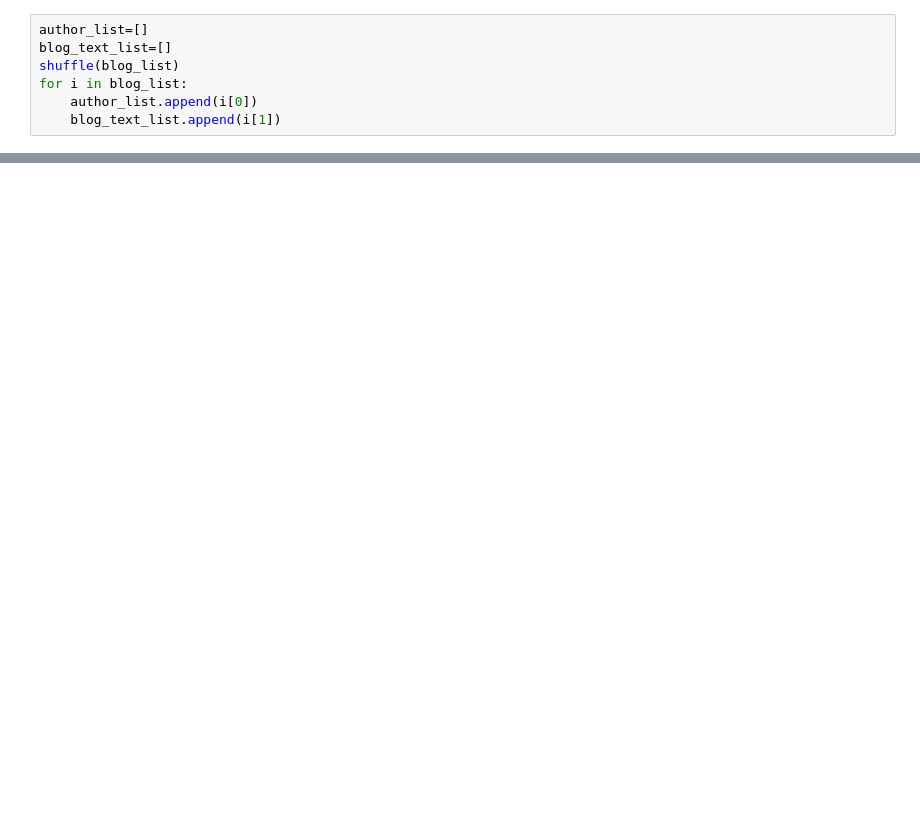
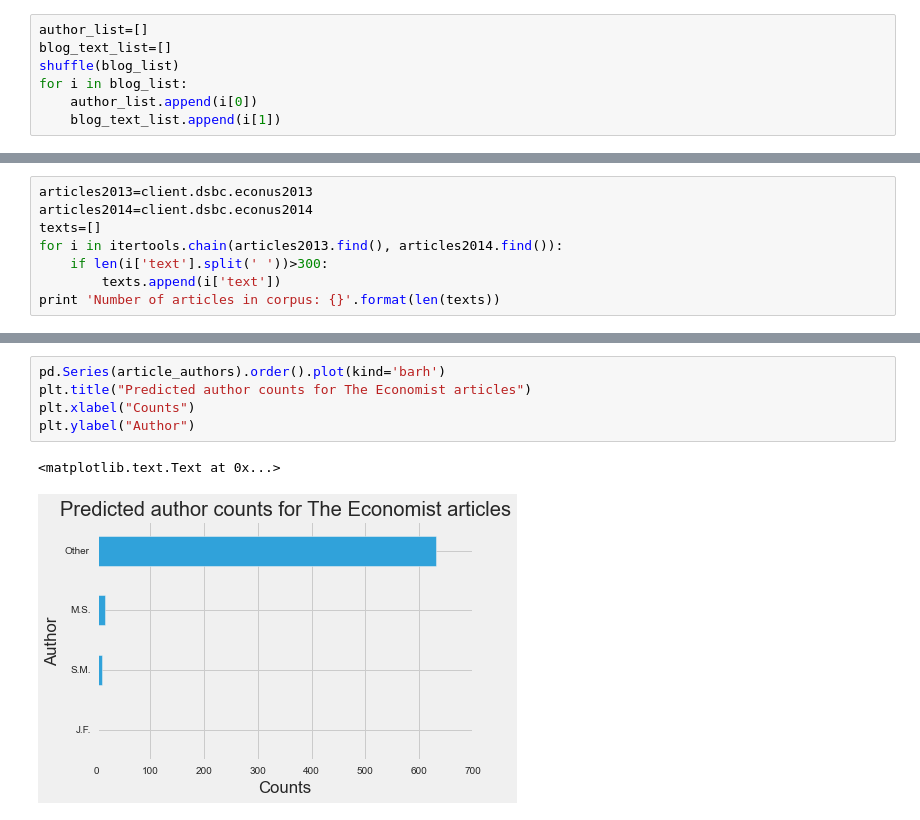
Before and after one commit to gabegluck/fletcher, a Jupyter notebook: blog_author_classification.ipynb, the cells around one changed output, grey strips where cells are left out. Drawn from its saved outputs; the diff is of its cells as text; blank space fills up the shorter version.

```diff
--- a/blog_author_classification.ipynb
+++ b/blog_author_classification.ipynb
@@ -717,0 +202,8 @@ for i, vector in enumerate(test_vector[10:18]):
+# %%
+articles2013=client.dsbc.econus2013
+articles2014=client.dsbc.econus2014
+texts=[]
+for i in itertools.chain(articles2013.find(), articles2014.find()):
+    if len(i['text'].split(' '))>300:
+        texts.append(i['text'])
+print 'Number of articles in corpus: {}'.format(len(texts))
@@ -717,0 +229,8 @@ for i, vector in enumerate(test_vector[10:18]):
+# %%
+pd.Series(article_authors).order().plot(kind='barh')
+plt.title("Predicted author counts for The Economist articles")
+plt.xlabel("Counts")
+plt.ylabel("Author")
+# %% [output]
+<matplotlib.text.Text at 0x...>
+[figure, added]
```
Also changed, not shown: parts of 79 cells of this notebook.
